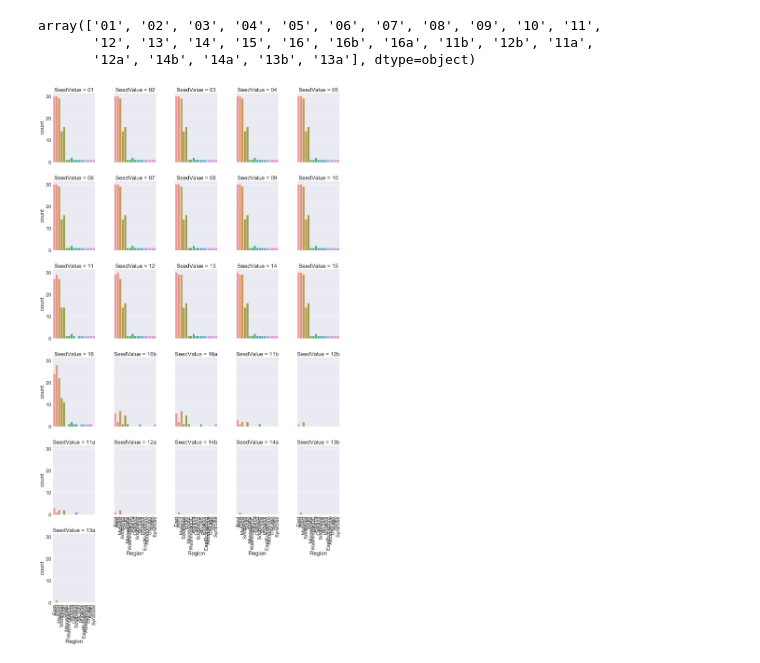
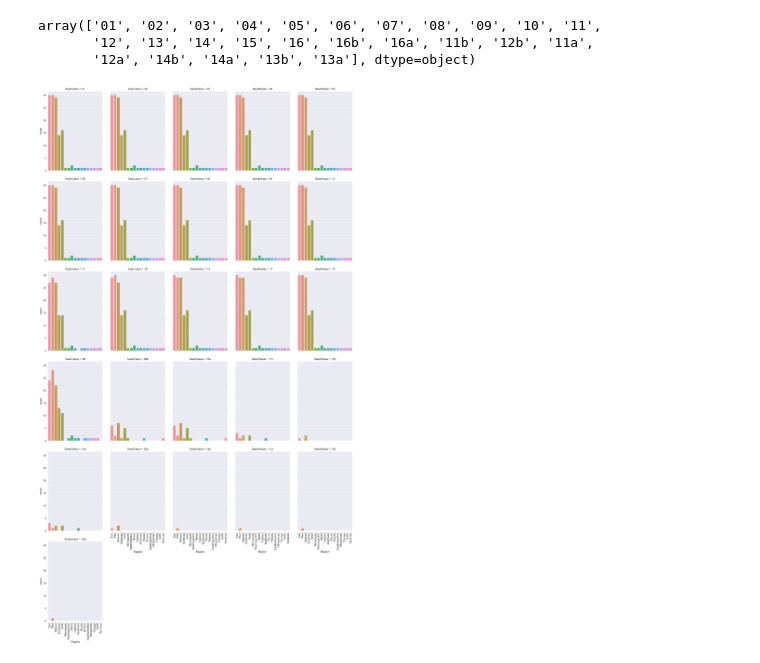
Before and after one commit to slin18/ML-Playpin, a Jupyter notebook: NCAA_ML/DataSection1.ipynb, the cells around one changed output. Cells and saved outputs as stored; diff of their text form; code cells hidden in the pictures.

```diff
--- a/NCAA_ML/DataSection1.ipynb
+++ b/NCAA_ML/DataSection1.ipynb
@@ -207,11 +197,8 @@ See the caveats in the documentation: http://pandas.pydata.org/pandas-docs/stabl
+# %%
+# Find the correct region, don't need all 4 region columns
+team_history['Region']=team_history.apply(lambda s: s[s['Seed'][0]], axis = 1)
 # %%
 # Only need one of the 4 columns, and DayZero just provides us when the season starts
 team_history.drop(['W','X','Y','Z','DayZero'],axis=1,inplace=True)
-# %%
-# Assign to dummy variable
-team_history['SeedValue'] = 'hi'
 # %% [markdown]
 **Assign seed value from seed to each row**
-# %%
-for i in range(len(team_history)):
-    team_history['SeedValue'][i] = team_history['Seed'][i][1:]
@@ -258,0 +205,2 @@ team_history.groupby(['TeamName','SeedValue'])['TeamID'].count().reset_index()
+# %%
+team_history['SeedValue'] = team_history.apply(lambda s: s['Seed'][1:], axis = 1)
@@ -264,8 +221,8 @@ array(['01', '02', '03', '04', '05', '06', '07', '08', '09', '10', '11',
        '12a', '14b', '14a', '13b', '13a'], dtype=object)
 # %%
 # Regions with what seed value
-sns.set(font_scale=2)
+sns.set(font_scale=1)
 g=sns.factorplot(x="Region",col="SeedValue",data=team_history,kind="count",col_wrap = 5,size=5,aspect=.7);
 g.set_xticklabels(rotation='vertical');
 # %% [output]
-[figure, old version]
+[figure, new version]
```
Also changed, not shown: parts of 19 cells of this notebook.
